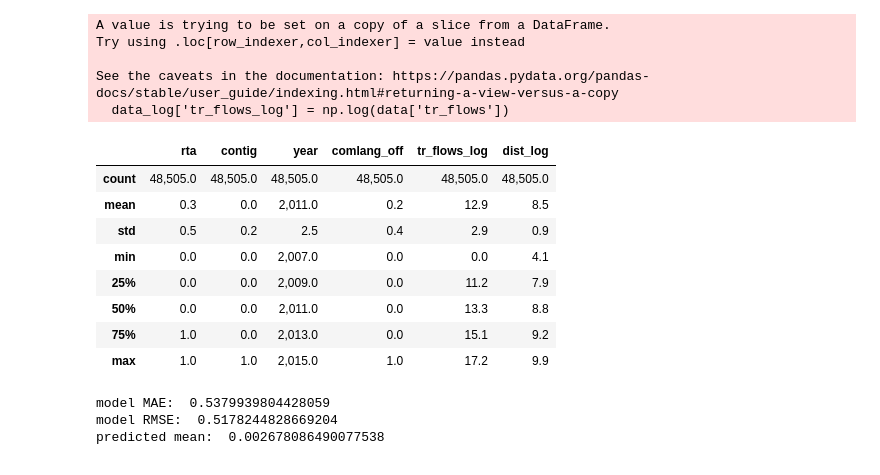
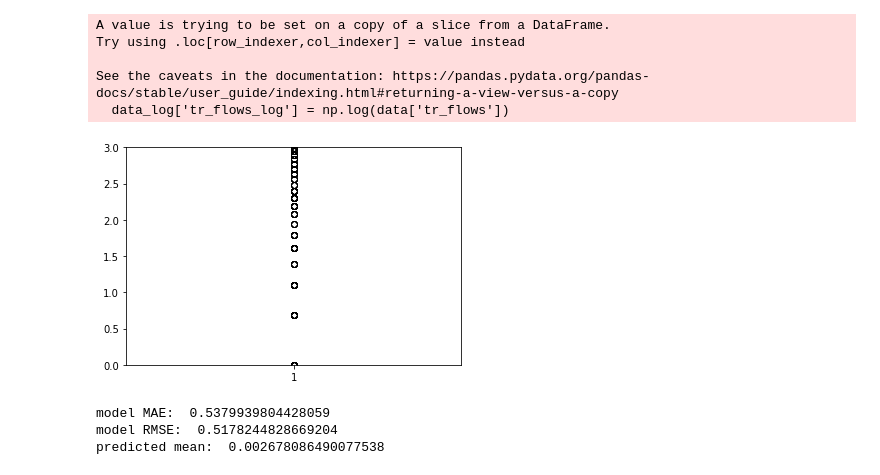
Before and after one commit to makcfd/angela-thesis, a Jupyter notebook: Regression_for_pharma_additional_formula.ipynb, the cells around one changed output. Saved outputs shown, nothing was run; the diff lists cells and outputs as text; code cells hidden in the pictures.

```diff
--- a/Model 4.ipynb
+++ b/Regression_for_pharma_additional_formula.ipynb
@@ -123,15 +132,3 @@ Try using .loc[row_indexer,col_indexer] = value instead
 
 See the caveats in the documentation: https://pandas.pydata.org/pandas-docs/stable/user_guide/indexing.html#returning-a-view-versus-a-copy
   data_log['tr_flows_log'] = np.log(data['tr_flows'])
-# %%
-data_log.describe()
-# %% [output]
-|  | rta | contig | year | comlang_off | tr_flows_log | dist_log |
-| count | 48,505.0 | 48,505.0 | 48,505.0 | 48,505.0 | 48,505.0 | 48,505.0 |
-| mean | 0.3 | 0.0 | 2,011.0 | 0.2 | 12.9 | 8.5 |
-| std | 0.5 | 0.2 | 2.5 | 0.4 | 2.9 | 0.9 |
-| min | 0.0 | 0.0 | 2,007.0 | 0.0 | 0.0 | 4.1 |
-| 25% | 0.0 | 0.0 | 2,009.0 | 0.0 | 11.2 | 7.9 |
-| 50% | 0.0 | 0.0 | 2,011.0 | 0.0 | 13.3 | 8.8 |
-| 75% | 1.0 | 0.0 | 2,013.0 | 0.0 | 15.1 | 9.2 |
-| max | 1.0 | 1.0 | 2,015.0 | 1.0 | 17.2 | 9.9 |
@@ -138,3 +137,9 @@ data_log.describe()
+# %%
+plt.ylim(0,3)
+plt.boxplot(data_log['tr_flows_log'])
+plt.show()
+# %% [output]
+[figure, added]
 # %%
 numeric = ['tr_flows_log','dist_log']
 # %%
```
Also changed, not shown: parts of 5 cells of this notebook, 5 other files.
